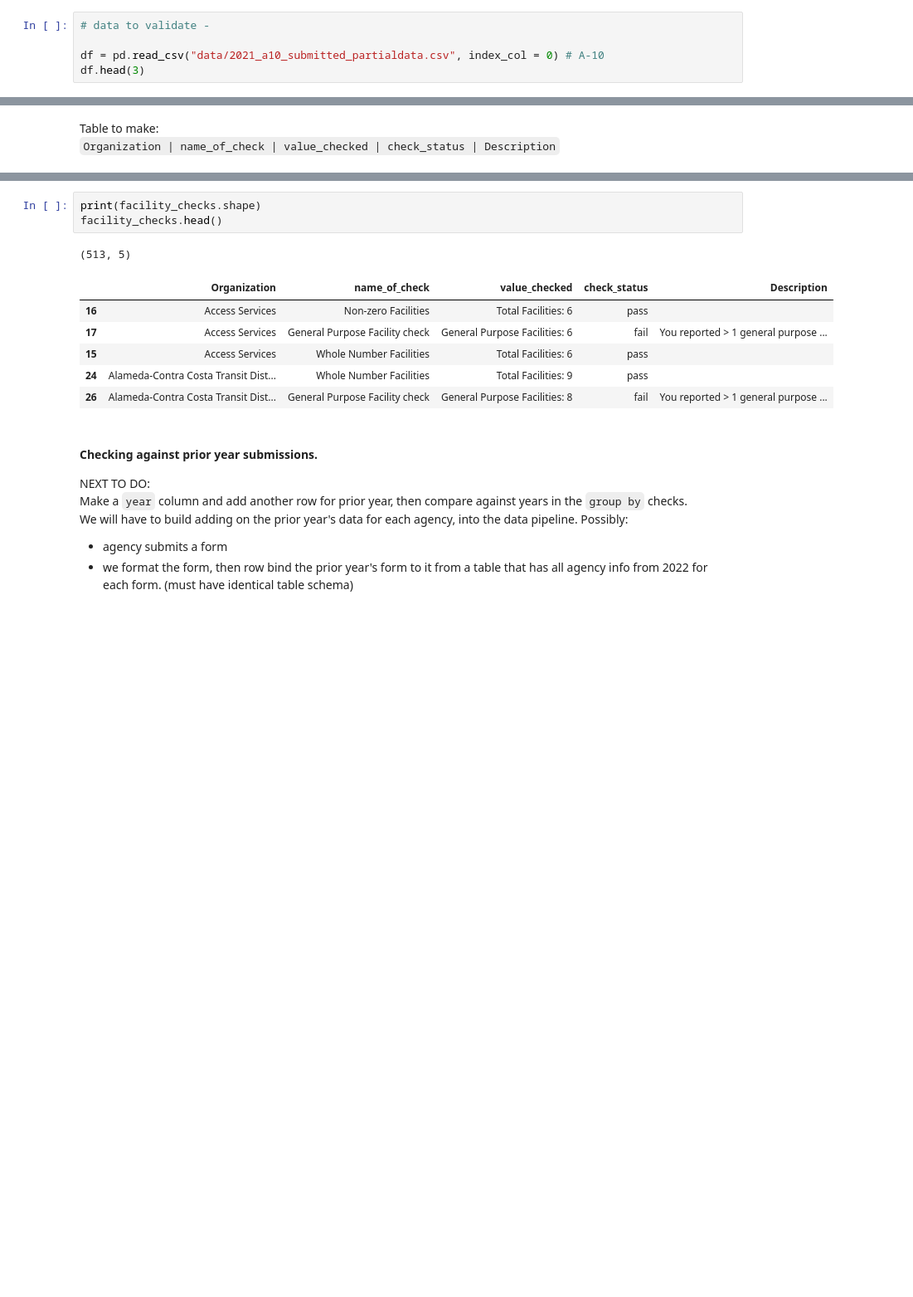
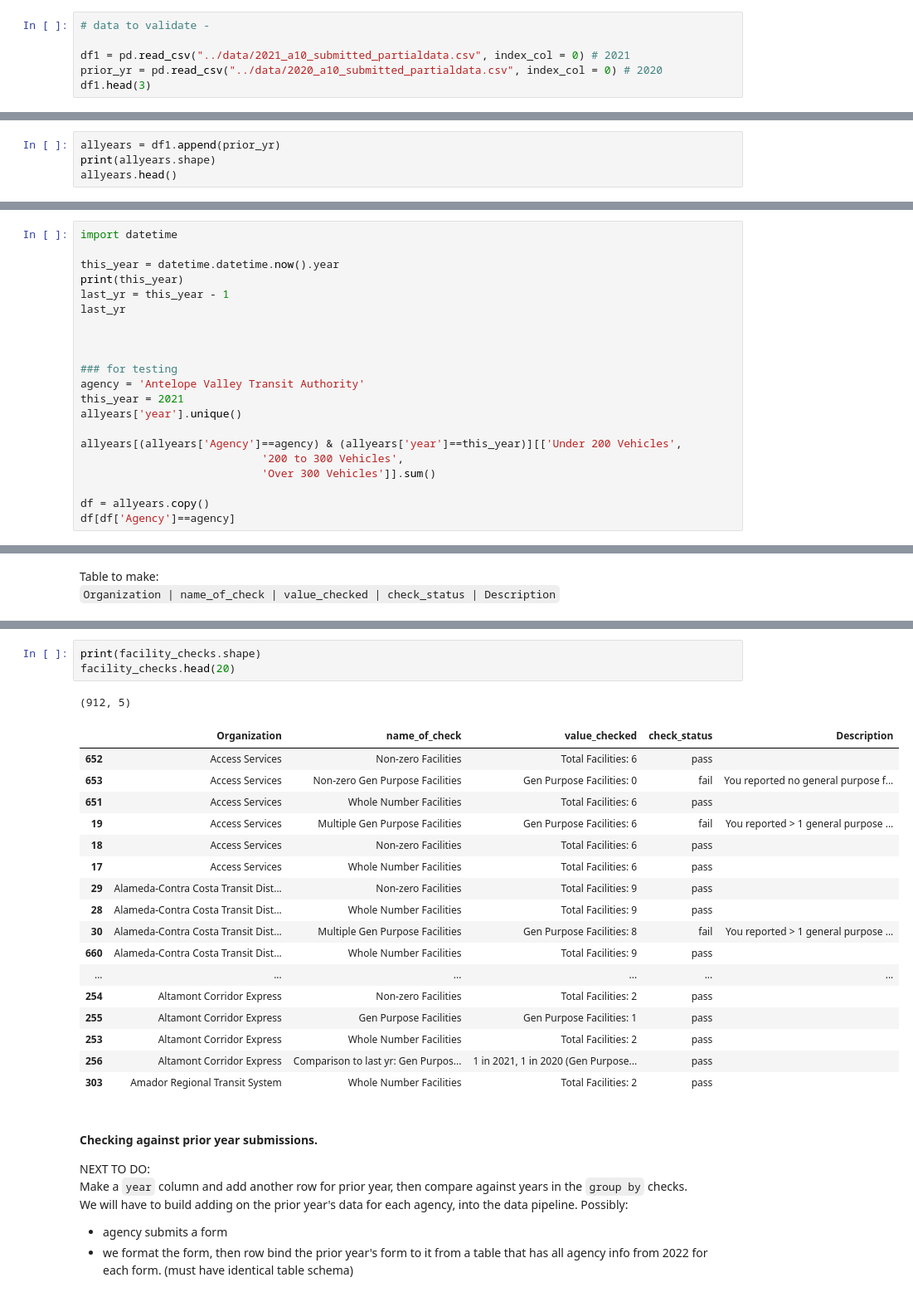
Before and after one commit to cal-itp/ntd-modernization, a Jupyter notebook: validation_tool/notebooks/2b_a10_validation_development.ipynb, the cells around one changed output, grey strips where cells are left out. Shown at 83% size. Saved outputs shown, nothing was run; the diff lists cells and outputs as text; blank space fills up the shorter version.

Commit message:
add prior yr checks to facilities data

```diff
--- a/validation_tool/notebooks/2b_a10_validation_development.ipynb
+++ b/validation_tool/notebooks/2b_a10_validation_development.ipynb
@@ -13,6 +13,7 @@ import numpy as np
 # %%
 # data to validate -
 
-df = pd.read_csv("data/2021_a10_submitted_partialdata.csv", index_col = 0) # A-10
-df.head(3)
+df1 = pd.read_csv("../data/2021_a10_submitted_partialdata.csv", index_col = 0) # 2021
+prior_yr = pd.read_csv("../data/2020_a10_submitted_partialdata.csv", index_col = 0) # 2020
+df1.head(3)
 # %% [output]
@@ -42,0 +50,4 @@ We write 3 checks:
+# %%
+allyears = df1.append(prior_yr)
+print(allyears.shape)
+allyears.head()
@@ -42,0 +62,21 @@ We write 3 checks:
+# %%
+import datetime
+
+this_year = datetime.datetime.now().year
+print(this_year)
+last_yr = this_year - 1
+last_yr
+
+
+
+### for testing
+agency = 'Antelope Valley Transit Authority'
+this_year = 2021
+allyears['year'].unique()
+
+allyears[(allyears['Agency']==agency) & (allyears['year']==this_year)][['Under 200 Vehicles',
+                            '200 to 300 Vehicles',
+                            'Over 300 Vehicles']].sum()
+
+df = allyears.copy()
+df[df['Agency']==agency]
@@ -110,15 +312,26 @@ for agency in a10_agencies:
     facility_checks = pd.DataFrame(output).sort_values(by="Organization")
 # %%
 print(facility_checks.shape)
-facility_checks.head()
+facility_checks.head(20)
 # %% [output]
-(513, 5)
+(912, 5)
 |  | Organization | name_of_check | value_checked | check_status | Description |
-| 16 | Access Services | Non-zero Facilities | Total Facilities: 6 | pass |  |
-| 17 | Access Services | General Purpose Facility check | General Purpose Facilities: 6 | fail | You reported > 1 general purpose ... |
-| 15 | Access Services | Whole Number Facilities | Total Facilities: 6 | pass |  |
-| 24 | Alameda-Contra Costa Transit Dist... | Whole Number Facilities | Total Facilities: 9 | pass |  |
-| 26 | Alameda-Contra Costa Transit Dist... | General Purpose Facility check | General Purpose Facilities: 8 | fail | You reported > 1 general purpose ... |
+| 652 | Access Services | Non-zero Facilities | Total Facilities: 6 | pass |  |
+| 653 | Access Services | Non-zero Gen Purpose Facilities | Gen Purpose Facilities: 0 | fail | You reported no general purpose f... |
+| 651 | Access Services | Whole Number Facilities | Total Facilities: 6 | pass |  |
+| 19 | Access Services | Multiple Gen Purpose Facilities | Gen Purpose Facilities: 6 | fail | You reported > 1 general purpose ... |
+| 18 | Access Services | Non-zero Facilities | Total Facilities: 6 | pass |  |
+| 17 | Access Services | Whole Number Facilities | Total Facilities: 6 | pass |  |
+| 29 | Alameda-Contra Costa Transit Dist... | Non-zero Facilities | Total Facilities: 9 | pass |  |
+| 28 | Alameda-Contra Costa Transit Dist... | Whole Number Facilities | Total Facilities: 9 | pass |  |
+| 30 | Alameda-Contra Costa Transit Dist... | Multiple Gen Purpose Facilities | Gen Purpose Facilities: 8 | fail | You reported > 1 general purpose ... |
+| 660 | Alameda-Contra Costa Transit Dist... | Whole Number Facilities | Total Facilities: 9 | pass |  |
+| ... | ... | ... | ... | ... | ... |
+| 254 | Altamont Corridor Express | Non-zero Facilities | Total Facilities: 2 | pass |  |
+| 255 | Altamont Corridor Express | Gen Purpose Facilities | Gen Purpose Facilities: 1 | pass |  |
+| 253 | Altamont Corridor Express | Whole Number Facilities | Total Facilities: 2 | pass |  |
+| 256 | Altamont Corridor Express | Comparison to last yr: Gen Purpos... | 1 in 2021, 1 in 2020 (Gen Purpose... | pass |  |
+| 303 | Amador Regional Transit System | Whole Number Facilities | Total Facilities: 2 | pass |  |
 # %% [markdown]
 #### Checking against prior year submissions.
 NEXT TO DO:
```
Also changed, not shown: parts of 10 cells of this notebook, 6 other files.
